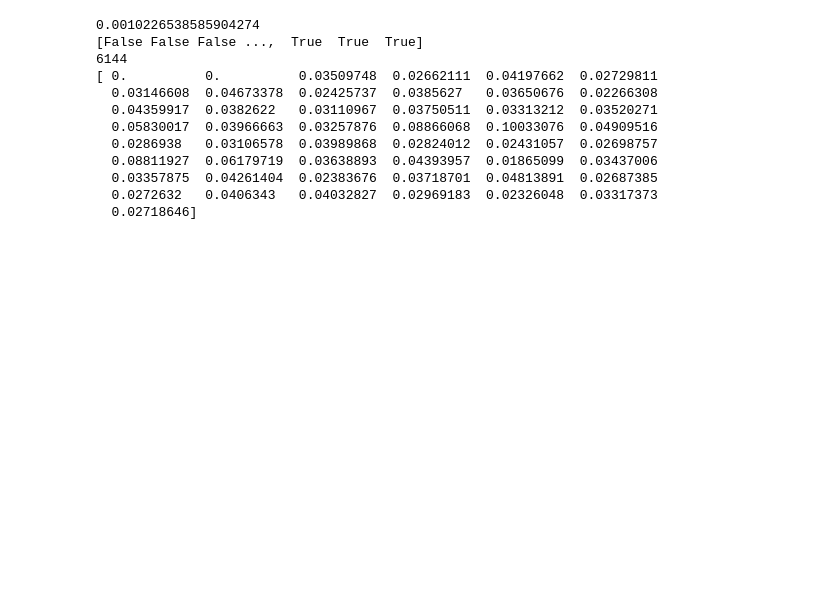
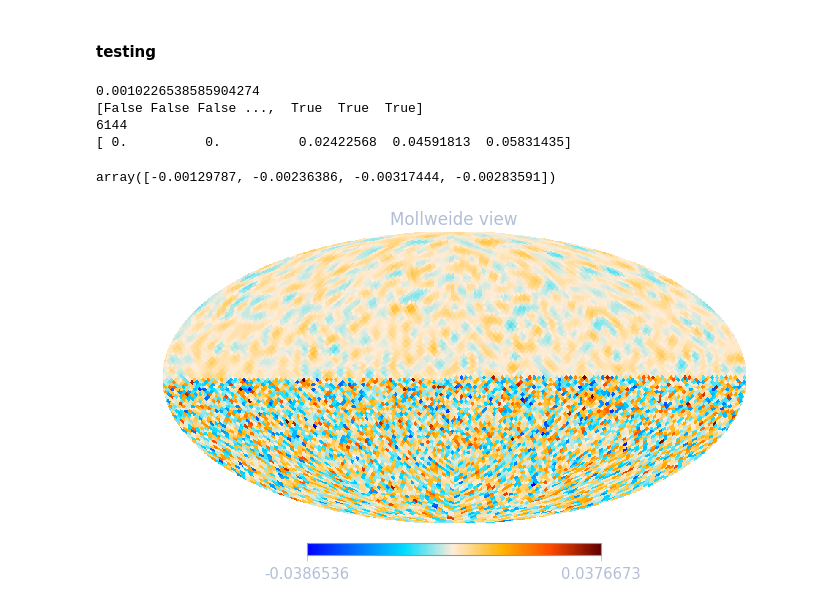
Before and after one commit to modw/constrained-realizations, a Jupyter notebook: Setting up the Constrained Realizations classes.ipynb, the cells around one changed output. Cells and saved outputs as stored; diff of their text form; code cells hidden in the pictures; blank space fills up the shorter version.

```diff
--- a/Setting up the Constrained Realizations classes.ipynb
+++ b/Setting up the Constrained Realizations classes.ipynb
@@ -129,3 +175,5 @@ class Delta:
+# %% [markdown]
+#### testing
 # %%
 ### set-up for testing
 nside = 32
@@ -134,8 +182,9 @@ mask = np.zeros(npix)
 mask[len(mask)//2:] = 1
 ncov = np.arange(npix)
 c_l = np.random.normal(loc=30,scale=10,size=1000)
+weights_map = np.ones(npix)
 ## initialize
-cr1 = ConstrainedRealizations(32,mask=mask)
+cr1 = ConstrainedRealizations(32,weights_map,mask=mask)
 ## get params
 print(cr1.params.pix_area)
 ## get mask stuff
@@ -147,18 +196,15 @@ print(cr1.noise_cov.tau)
 # set signal cov
 cr1.set_signal_cov(c_l)
 # get sl
-cr1.signal_cov.signal_cov
-print(cr1.signal_cov.cl_inv)
+print(cr1.signal_cov.cl_inv[:5])
+# calculate delta
+cr1.set_delta()
+# gen delta
+cr1.gen_delta()[:4]
+# get lambda schedule
 # %% [output]
 0.0010226538585904274
 [False False False ...,  True  True  True]
 6144
-[ 0.          0.          0.03509748  0.02662111  0.04197662  0.02729811
-  0.03146608  0.04673378  0.02425737  0.0385627   0.03650676  0.02266308
-  0.04359917  0.0382622   0.03110967  0.03750511  0.03313212  0.03520271
-  0.05830017  0.03966663  0.03257876  0.08866068  0.10033076  0.04909516
-  0.0286938   0.03106578  0.03989868  0.02824012  0.02431057  0.02698757
-  0.08811927  0.06179719  0.03638893  0.04393957  0.01865099  0.03437006
-  0.03357875  0.04261404  0.02383676  0.03718701  0.04813891  0.02687385
-  0.0272632   0.0406343   0.04032827  0.02969183  0.02326048  0.03317373
-  0.02718646]
+[ 0.          0.          0.02422568  0.04591813  0.05831435]
+array([-0.00129787, -0.00236386, -0.00317444, -0.00283591])
@@ -167 +213,5 @@ delta = Delta(cr1.noise_cov.noise_cov,cr1.signal_cov.cl_inv,cr1.mask.mask,cr1.pa
+# %%
+hp.mollview(cr1.gen_delta(),cmap=cm)
+# %% [output]
+[figure, added]
 # %%
```
Also changed, not shown: parts of 8 cells of this notebook.
